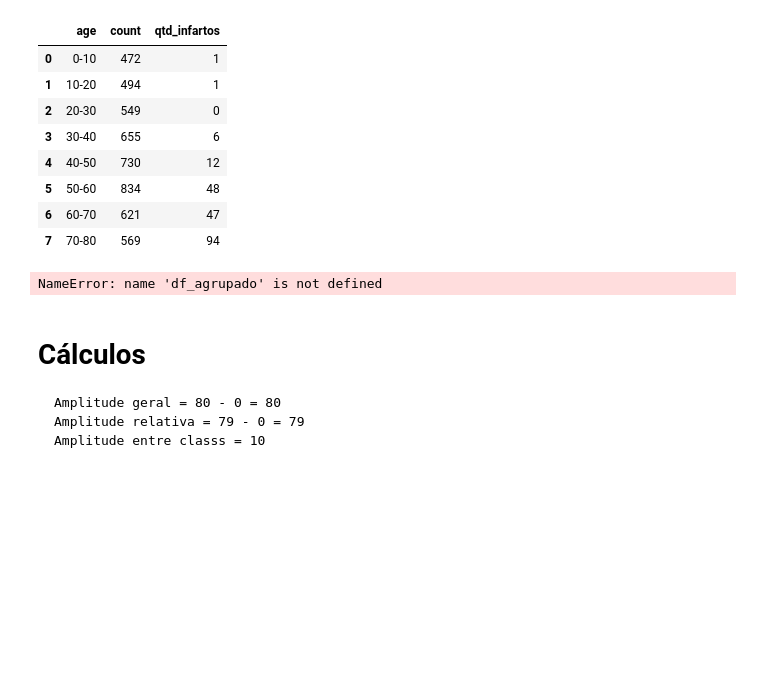
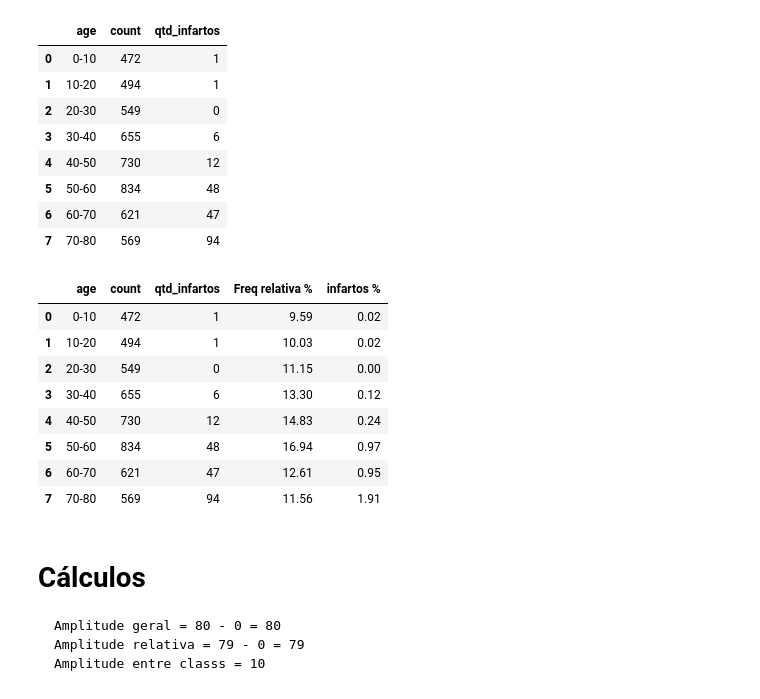
Before and after one commit to VerttB/stroke-analysis, a Jupyter notebook: frequencias.ipynb, the cells around one changed output. Cells and saved outputs as stored; diff of their text form; code cells hidden in the pictures; blank space fills up the shorter version.

```diff
--- a/frequencias.ipynb
+++ b/frequencias.ipynb
@@ -30,3 +28,0 @@ from plotly.subplots import make_subplots
-# %%
-df = pd.read_csv('healthcare-dataset-stroke-data.csv')
-df
@@ -35,7 +28,0 @@ FileNotFoundError: [Errno 2] No such file or directory: 'healthcare-dataset-stro
-# %%
-#Ordem alfabética pra facilitar análise
-df = df.sort_values(by=['age'], kind='stable')
-df['age'] = df['age'].astype(int)
-df
-
-#Valores ordenados e transformados em int para facilitar calculos e análises
@@ -247,11 +195,18 @@ df_agrupado
 # %%
 df_F = df_agrupado
 df_F['Freq relativa %'] = (df_F['count'] / df_F['count'].sum()) * 100
 df_F['infartos %'] = (df_F['qtd_infartos'] / df_F['count'].sum()) * 100
-pd.options.display.float_format = f'{x:.2f}'
 df_F
 # %% [output]
-NameError: name 'df_agrupado' is not defined
+|  | age | count | qtd_infartos | Freq relativa % | infartos % |
+| 0 | 0-10 | 472 | 1 | 9.59 | 0.02 |
+| 1 | 10-20 | 494 | 1 | 10.03 | 0.02 |
+| 2 | 20-30 | 549 | 0 | 11.15 | 0.00 |
+| 3 | 30-40 | 655 | 6 | 13.30 | 0.12 |
+| 4 | 40-50 | 730 | 12 | 14.83 | 0.24 |
+| 5 | 50-60 | 834 | 48 | 16.94 | 0.97 |
+| 6 | 60-70 | 621 | 47 | 12.61 | 0.95 |
+| 7 | 70-80 | 569 | 94 | 11.56 | 1.91 |
 # %% [markdown]
 # Cálculos
 
```
Also changed, not shown: parts of 10 cells of this notebook, 4 other files.
